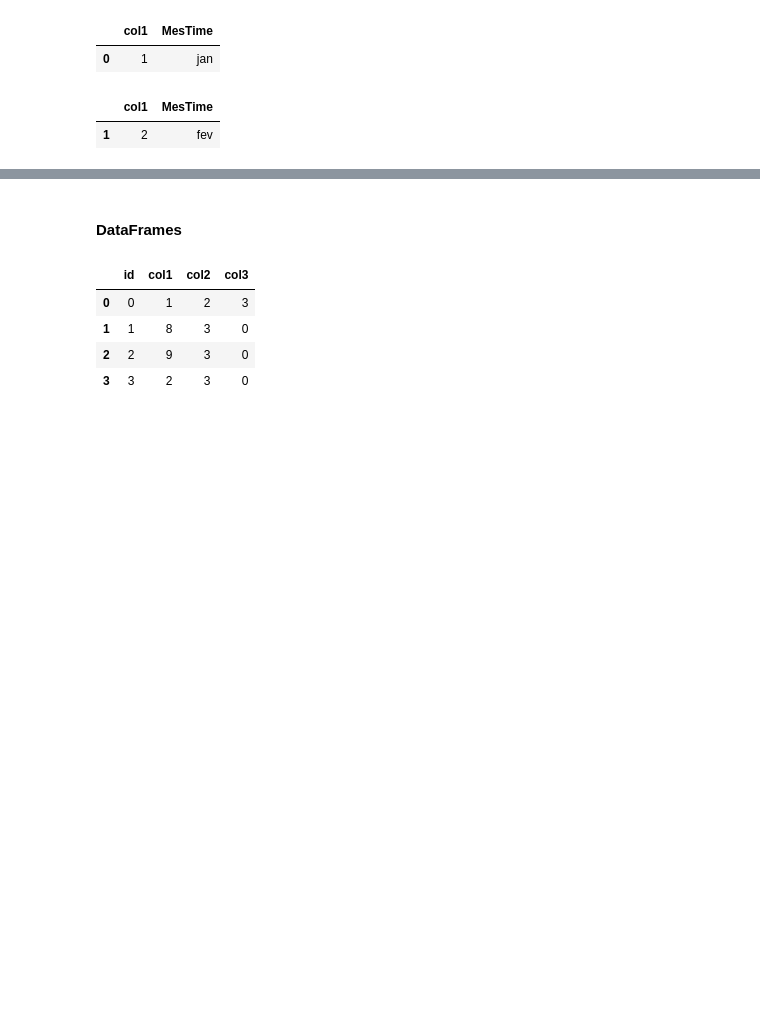
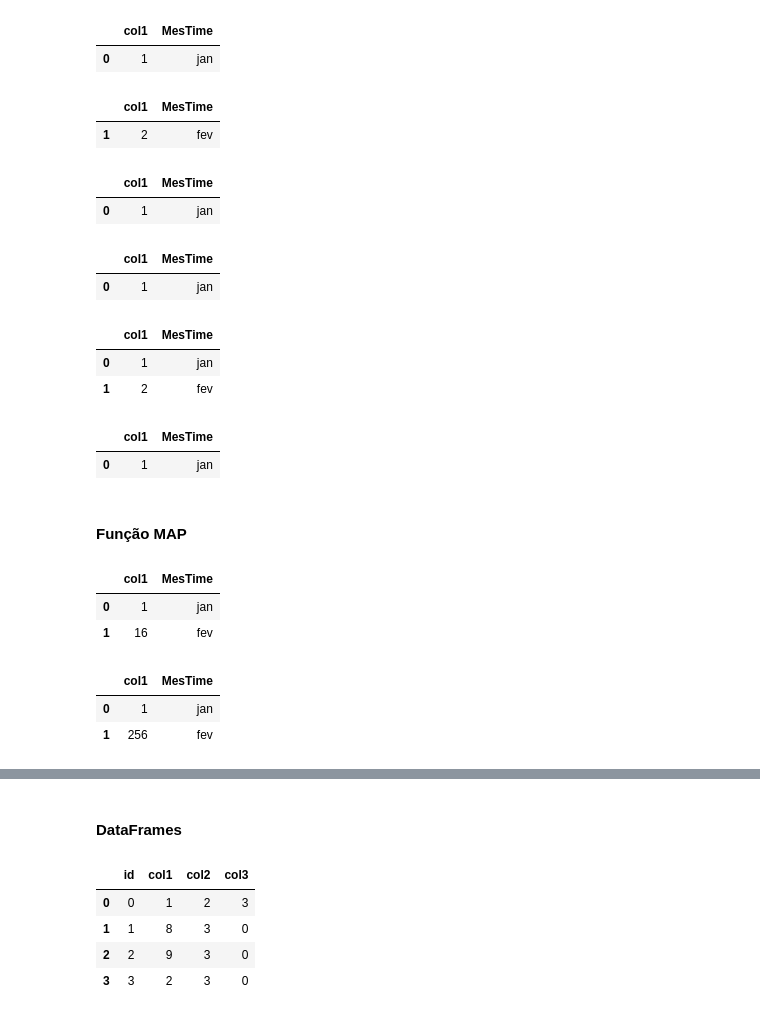
Before and after one commit to alexaugusto23/python_developer, a Jupyter notebook: Planejamento - Lógicas/logicas_pyplan.ipynb, the cells around one changed output, grey strips where cells are left out. Saved outputs shown, nothing was run; the diff lists cells and outputs as text; code cells hidden in the pictures; blank space fills up the shorter version.

```diff
--- a/Planejamento - Lógicas/logicas_pyplan.ipynb
+++ b/Planejamento - Lógicas/logicas_pyplan.ipynb
@@ -90,3 +90,40 @@ _df[ _df['MesTime'].isin(_list)]
 # %% [output]
 |  | col1 | MesTime |
 | 1 | 2 | fev |
+# %%
+_df.query(" MesTime == 'jan' ")
+# %% [output]
+|  | col1 | MesTime |
+| 0 | 1 | jan |
+# %%
+_df.query(" MesTime == 'jan' ")
+# %% [output]
+|  | col1 | MesTime |
+| 0 | 1 | jan |
+# %%
+_df
+# %% [output]
+|  | col1 | MesTime |
+| 0 | 1 | jan |
+| 1 | 2 | fev |
+# %%
+_list = [1]
+_df.query(" col1 in @_list ")
+# %% [output]
+|  | col1 | MesTime |
+| 0 | 1 | jan |
+# %% [markdown]
+#### Função MAP
+# %%
+_df
+# %% [output]
+|  | col1 | MesTime |
+| 0 | 1 | jan |
+| 1 | 16 | fev |
+# %%
+_df['col1'] = _df['col1'].map(lambda value: value**2)
+_df
+# %% [output]
+|  | col1 | MesTime |
+| 0 | 1 | jan |
+| 1 | 256 | fev |
```
Also changed, not shown: parts of 13 cells of this notebook, 6 other files.
